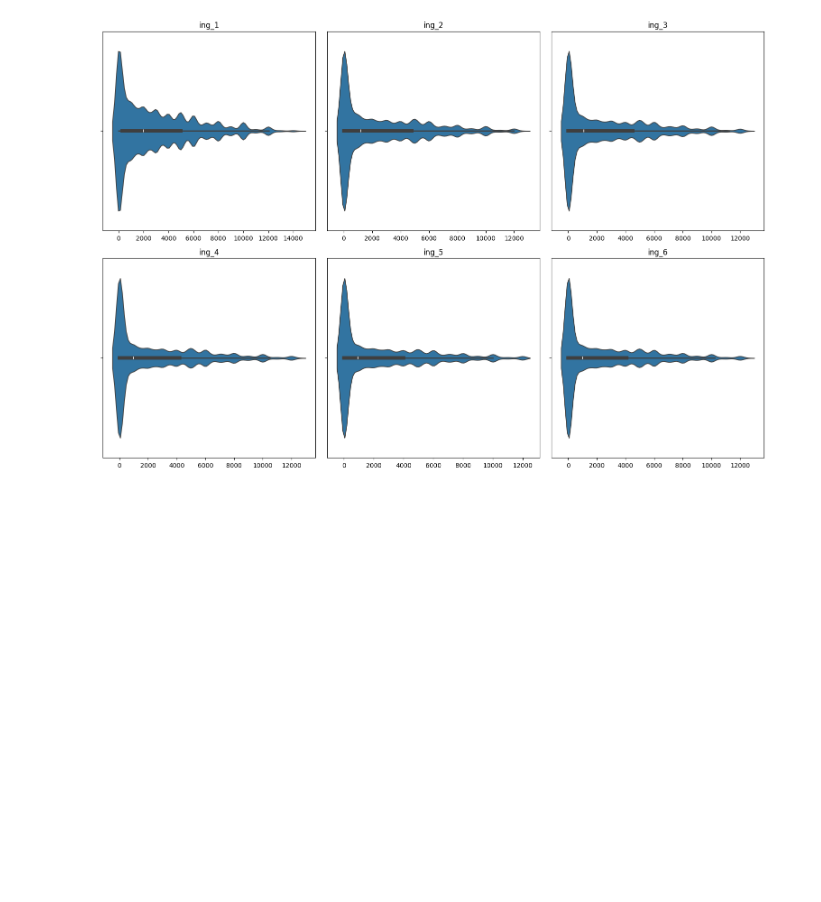
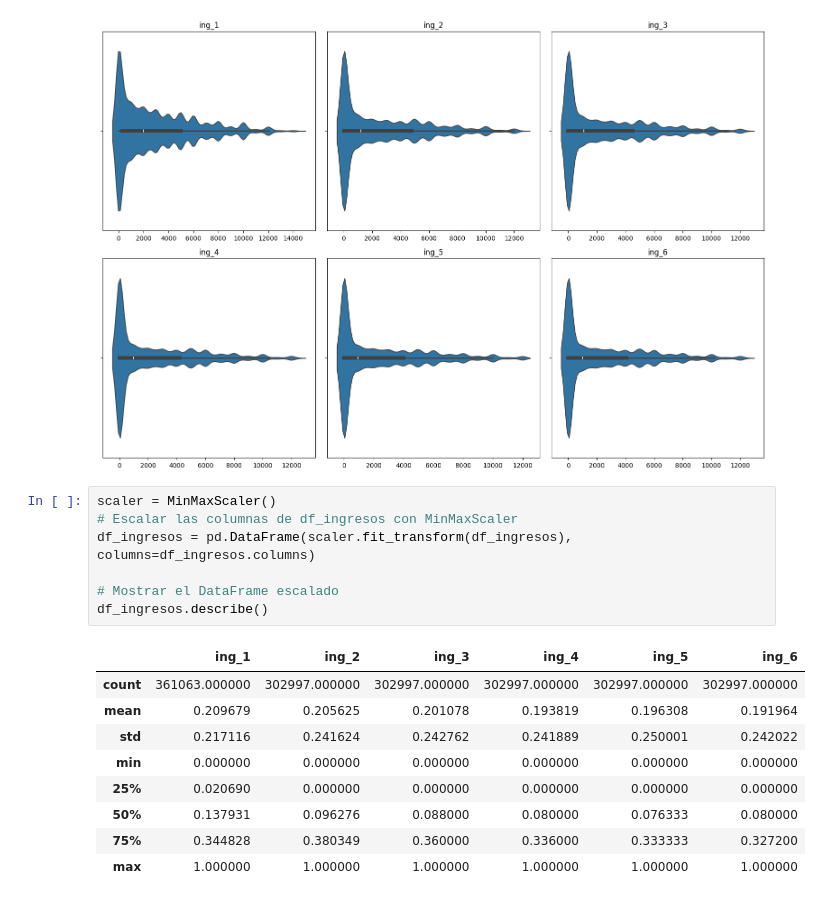
Before and after one commit to JRI11930/ENIGH-Analysis, a Jupyter notebook: notebooks/v1.ipynb, the cells around one changed output. Cells and saved outputs as stored; diff of their text form; blank space fills up the shorter version.

```diff
--- a/notebooks/v1.ipynb
+++ b/notebooks/v1.ipynb
@@ -177,3 +182,20 @@ plt.tight_layout()
 plt.show()
 # %% [output]
 [figure]
+# %%
+scaler = MinMaxScaler()
+# Escalar las columnas de df_ingresos con MinMaxScaler
+df_ingresos = pd.DataFrame(scaler.fit_transform(df_ingresos), columns=df_ingresos.columns)
+
+# Mostrar el DataFrame escalado
+df_ingresos.describe()
+# %% [output]
+|  | ing_1 | ing_2 | ing_3 | ing_4 | ing_5 | ing_6 |
+| count | 361063.000000 | 302997.000000 | 302997.000000 | 302997.000000 | 302997.000000 | 302997.000000 |
+| mean | 0.209679 | 0.205625 | 0.201078 | 0.193819 | 0.196308 | 0.191964 |
+| std | 0.217116 | 0.241624 | 0.242762 | 0.241889 | 0.250001 | 0.242022 |
+| min | 0.000000 | 0.000000 | 0.000000 | 0.000000 | 0.000000 | 0.000000 |
+| 25% | 0.020690 | 0.000000 | 0.000000 | 0.000000 | 0.000000 | 0.000000 |
+| 50% | 0.137931 | 0.096276 | 0.088000 | 0.080000 | 0.076333 | 0.080000 |
+| 75% | 0.344828 | 0.380349 | 0.360000 | 0.336000 | 0.333333 | 0.327200 |
+| max | 1.000000 | 1.000000 | 1.000000 | 1.000000 | 1.000000 | 1.000000 |
```
Also changed, not shown: parts of 3 cells of this notebook.
